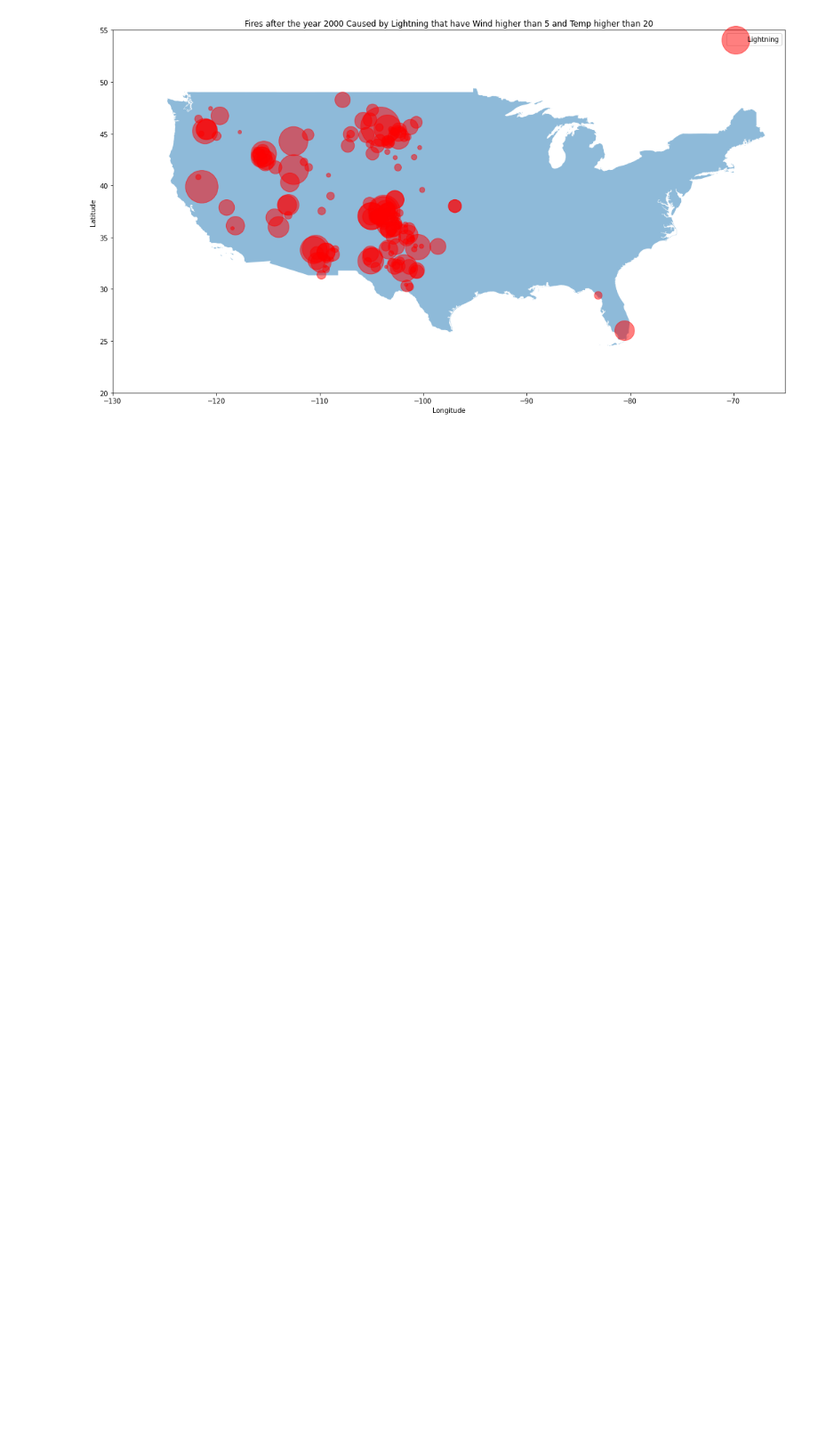
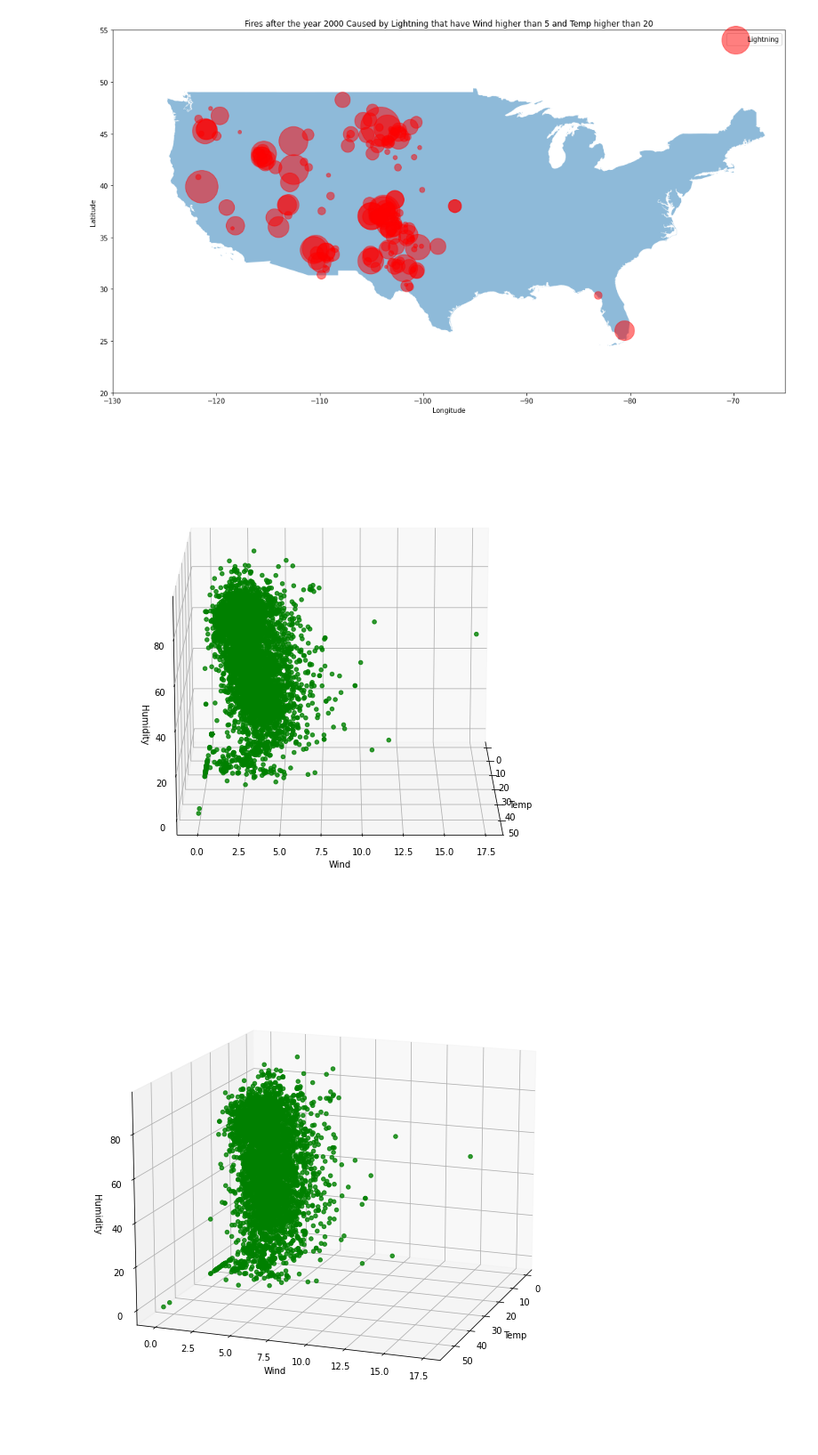
Before and after one commit to ConnorCallahan01/CSCI183FinalProject, a Jupyter notebook: FinalProject.ipynb, the cells around one changed output. Shown at 89% size. Cells and saved outputs as stored; diff of their text form; code cells hidden in the pictures; blank space fills up the shorter version.

```diff
--- a/FinalProject.ipynb
+++ b/FinalProject.ipynb
@@ -579,3 +579,31 @@ plt.ylabel('Latitude')
 plt.show()
 # %% [output]
 [figure]
+# %%
+i = 0
+while i < 100:
+    fig = plt.figure(figsize=(15, 10))
+    ax = plt.axes(projection='3d')
+
+    zdata = []
+    xdata = []
+    ydata = []
+
+    for id in fire_df.index:
+        if fire_df.iloc[id]['stat_cause_descr'] == 'Lightning':
+            zdata.append(fire_df.iloc[id]['Hum_cont'])
+            xdata.append(fire_df.iloc[id]['Temp_cont'])
+            ydata.append(fire_df.iloc[id]['Wind_cont'])
+    ax.scatter3D(xdata, ydata, zdata, c='green', alpha=.8)
+
+
+    ax.set_xlabel('Temp')
+    ax.set_ylabel('Wind')
+    ax.set_zlabel('Humidity')
+
+    ax.view_init(15, i)
+    i += 20
+    fig
+# %% [output]
+[figure, added]
+[figure, added]
```
Also changed, not shown: parts of 1 cell of this notebook.
